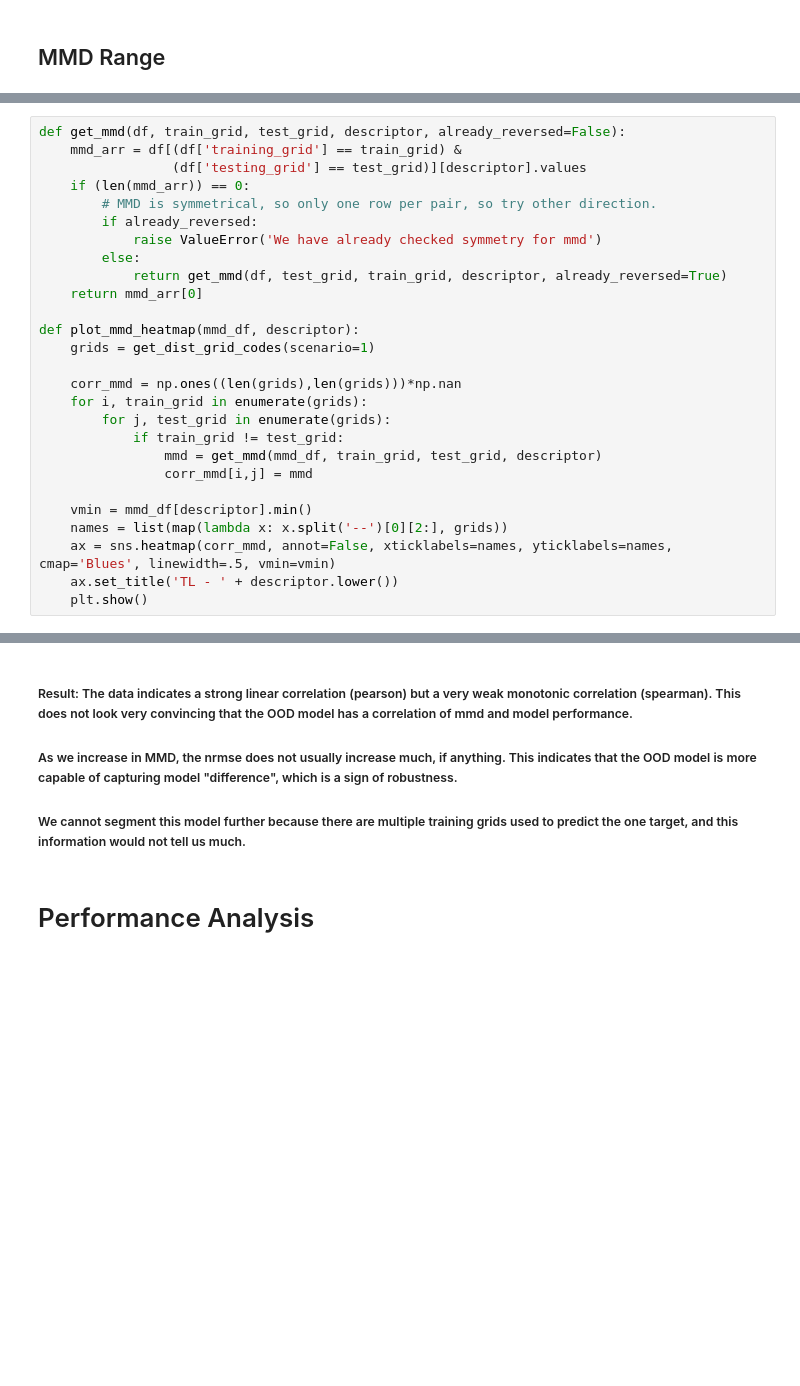
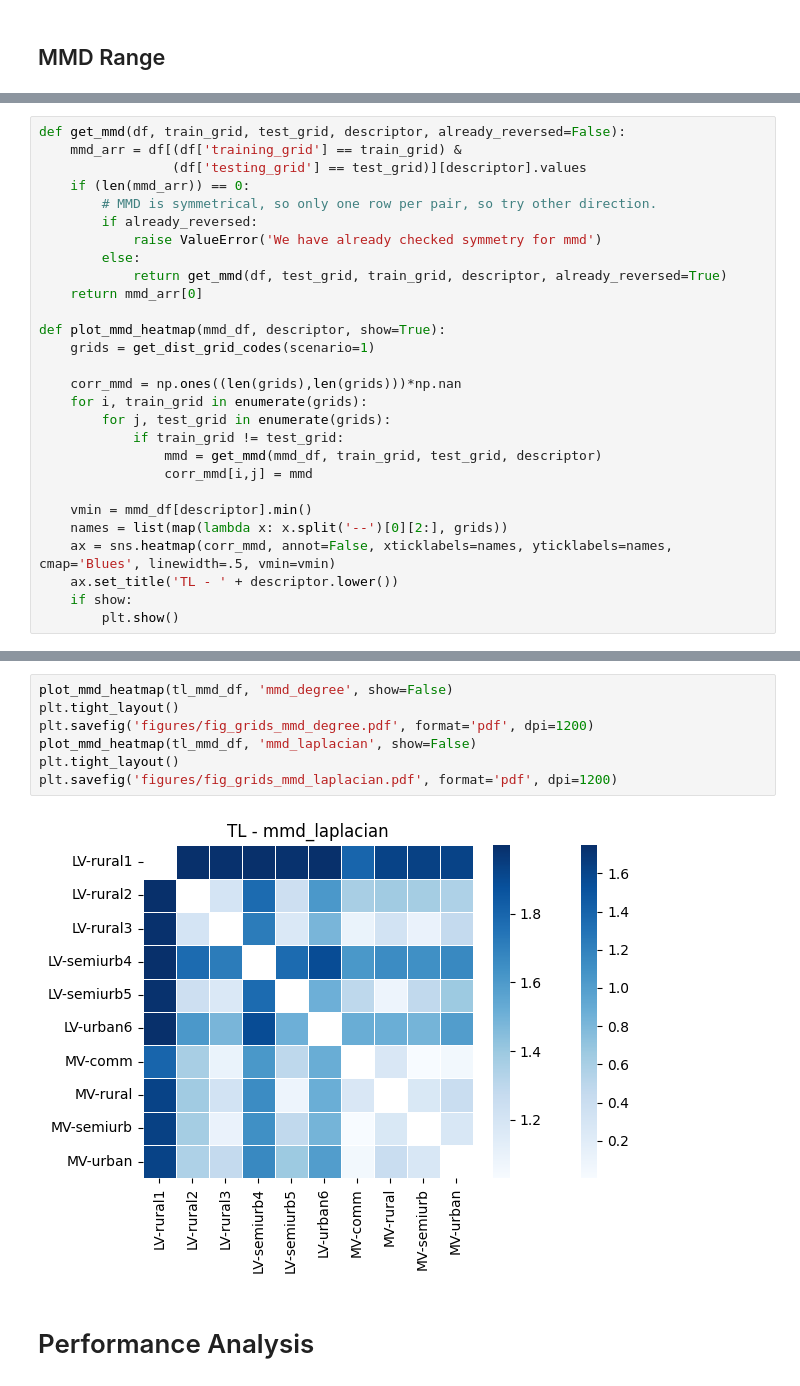
Before and after one commit to Davjes15/engage_pg, a Jupyter notebook: results_analysis.ipynb, the cells around one changed output, grey strips where cells are left out. Drawn from its saved outputs; the diff is of its cells as text; blank space fills up the shorter version.

```diff
--- a/results_analysis.ipynb
+++ b/results_analysis.ipynb
@@ -126,7 +132,7 @@ def get_mmd(df, train_grid, test_grid, descriptor, already_reversed=False):
             return get_mmd(df, test_grid, train_grid, descriptor, already_reversed=True)
     return mmd_arr[0]
 
-def plot_mmd_heatmap(mmd_df, descriptor):
+def plot_mmd_heatmap(mmd_df, descriptor, show=True):
     grids = get_dist_grid_codes(scenario=1)
 
     corr_mmd = np.ones((len(grids),len(grids)))*np.nan
@@ -140,4 +146,5 @@ def plot_mmd_heatmap(mmd_df, descriptor):
     names = list(map(lambda x: x.split('--')[0][2:], grids))
     ax = sns.heatmap(corr_mmd, annot=False, xticklabels=names, yticklabels=names, cmap='Blues', linewidth=.5, vmin=vmin)
     ax.set_title('TL - ' + descriptor.lower())
-    plt.show()
+    if show:
+        plt.show()
@@ -381,7 +151,12 @@ spearman correlation: 0.09090909090909088
-# %% [markdown]
-##### Result: The data indicates a strong linear correlation (pearson) but a very weak monotonic correlation (spearman). This does not look very convincing that the OOD model has a correlation of mmd and model performance.
-##### As we increase in MMD, the nrmse does not usually increase much, if anything. This indicates that the OOD model is more capable of capturing model "difference", which is a sign of robustness.
-##### We cannot segment this model further because there are multiple training grids used to predict the one target, and this information would not tell us much.
+# %%
+plot_mmd_heatmap(tl_mmd_df, 'mmd_degree', show=False)
+plt.tight_layout()
+plt.savefig('figures/fig_grids_mmd_degree.pdf', format='pdf', dpi=1200)
+plot_mmd_heatmap(tl_mmd_df, 'mmd_laplacian', show=False)
+plt.tight_layout()
+plt.savefig('figures/fig_grids_mmd_laplacian.pdf', format='pdf', dpi=1200)
+# %% [output]
+[figure, added]
 # %% [markdown]
 # Performance Analysis
 # %% [markdown]
```
Also changed, not shown: parts of 68 cells of this notebook.
